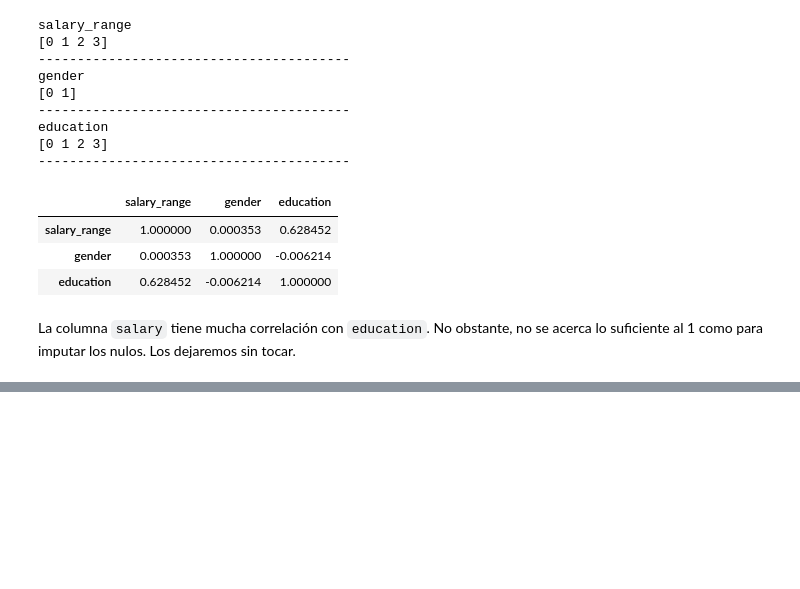
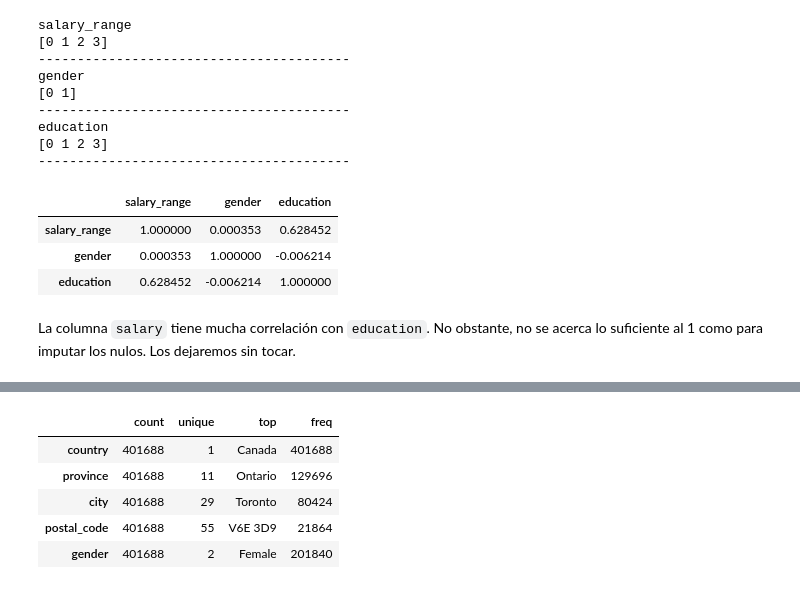
Before and after one commit to Adalab/bda-modulo-3-evaluacion-final-sansisimon, a Jupyter notebook: fase-1-eda-y-limpieza.ipynb, the cells around one changed output, grey strips where cells are left out. Cells and saved outputs as stored; diff of their text form; code cells hidden in the pictures; blank space fills up the shorter version.

```diff
--- a/fase-1-eda-y-limpieza.ipynb
+++ b/fase-1-eda-y-limpieza.ipynb
@@ -664,0 +695,9 @@ La columna `salary` tiene mucha correlación con `education`. No obstante, no se
+# %%
+df_estadisticos_cat.head()
+# %% [output]
+|  | count | unique | top | freq |
+| country | 401688 | 1 | Canada | 401688 |
+| province | 401688 | 11 | Ontario | 129696 |
+| city | 401688 | 29 | Toronto | 80424 |
+| postal_code | 401688 | 55 | V6E 3D9 | 21864 |
+| gender | 401688 | 2 | Female | 201840 |
```
Also changed, not shown: parts of 6 cells of this notebook, 7 other files.
